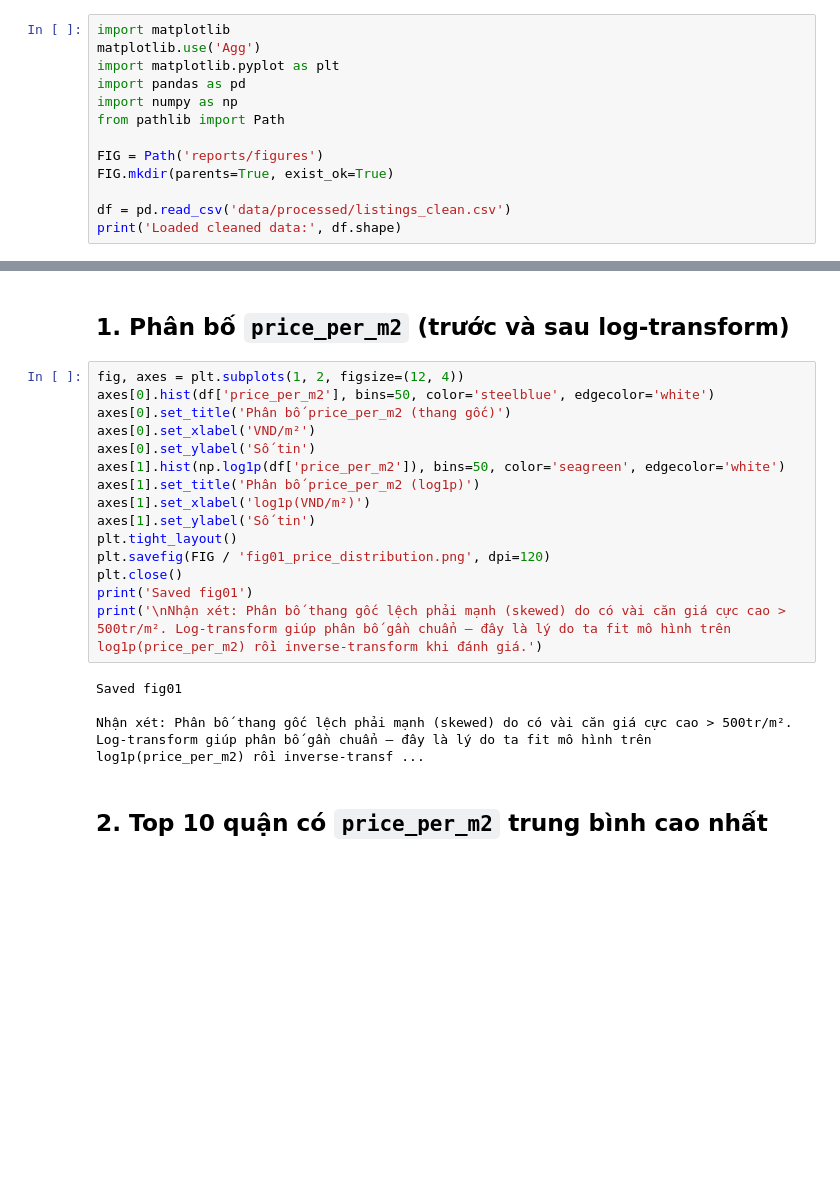
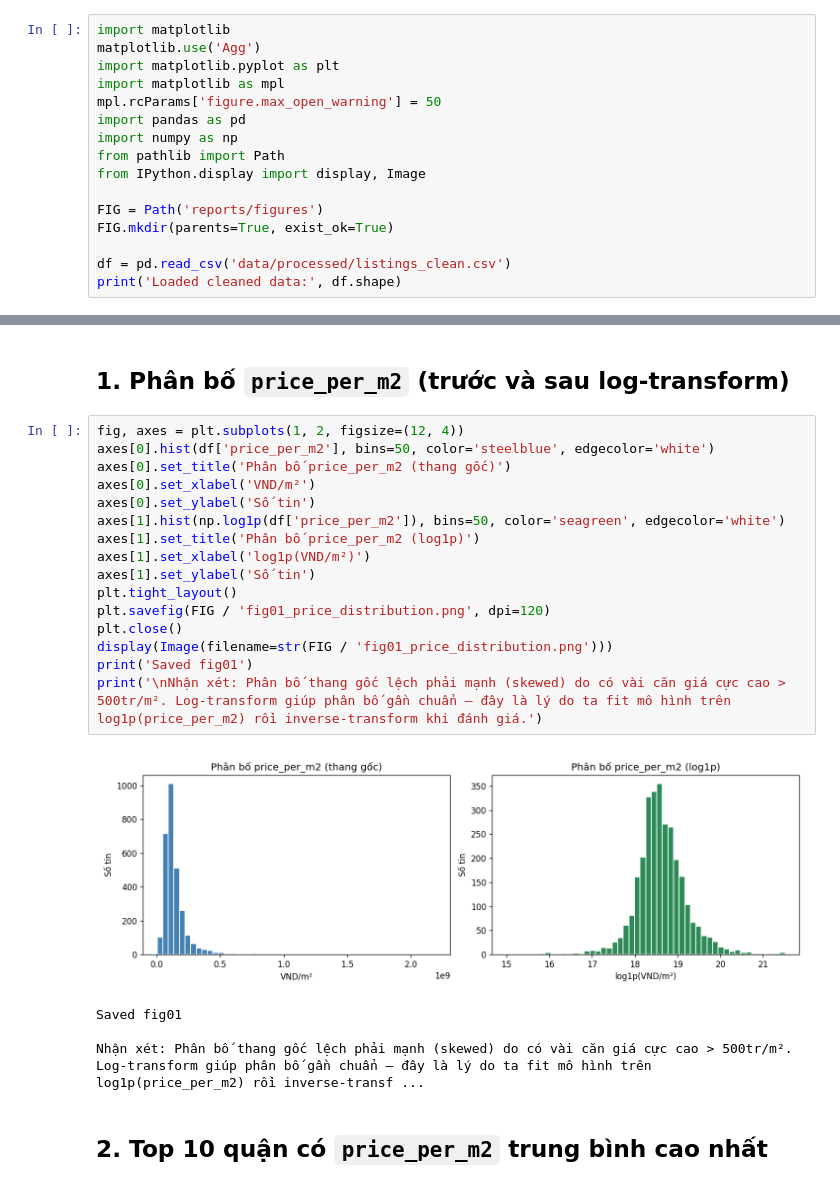
Before and after one commit to HuyMinhDev/Project_Phan_Tich_bat_Dong_San, a Jupyter notebook: notebooks/03_eda_executed.ipynb, the cells around one changed output, grey strips where cells are left out. Saved outputs shown, nothing was run; the diff lists cells and outputs as text; blank space fills up the shorter version.

```diff
--- a/notebooks/03_eda_executed.ipynb
+++ b/notebooks/03_eda_executed.ipynb
@@ -7,9 +7,12 @@ Output lưu tại `reports/figures/`.
 import matplotlib
 matplotlib.use('Agg')
 import matplotlib.pyplot as plt
+import matplotlib as mpl
+mpl.rcParams['figure.max_open_warning'] = 50
 import pandas as pd
 import numpy as np
 from pathlib import Path
+from IPython.display import display, Image
 
 FIG = Path('reports/figures')
 FIG.mkdir(parents=True, exist_ok=True)
@@ -23,19 +26,21 @@ Loaded cleaned data: (2968, 22)
 # %%
 fig, axes = plt.subplots(1, 2, figsize=(12, 4))
 axes[0].hist(df['price_per_m2'], bins=50, color='steelblue', edgecolor='white')
 axes[0].set_title('Phân bố price_per_m2 (thang gốc)')
 axes[0].set_xlabel('VND/m²')
 axes[0].set_ylabel('Số tin')
 axes[1].hist(np.log1p(df['price_per_m2']), bins=50, color='seagreen', edgecolor='white')
 axes[1].set_title('Phân bố price_per_m2 (log1p)')
 axes[1].set_xlabel('log1p(VND/m²)')
 axes[1].set_ylabel('Số tin')
 plt.tight_layout()
 plt.savefig(FIG / 'fig01_price_distribution.png', dpi=120)
 plt.close()
+display(Image(filename=str(FIG / 'fig01_price_distribution.png')))
 print('Saved fig01')
 print('\nNhận xét: Phân bố thang gốc lệch phải mạnh (skewed) do có vài căn giá cực cao > 500tr/m². Log-transform giúp phân bố gần chuẩn — đây là lý do ta fit mô hình trên log1p(price_per_m2) rồi inverse-transform khi đánh giá.')
 # %% [output]
+[figure, added]
 Saved fig01
 
 Nhận xét: Phân bố thang gốc lệch phải mạnh (skewed) do có vài căn giá cực cao > 500tr/m². Log-transform giúp phân bố gần chuẩn — đây là lý do ta fit mô hình trên log1p(price_per_m2) rồi inverse-transf ...
```
Also changed, not shown: parts of 9 cells of this notebook, 5 other files.
